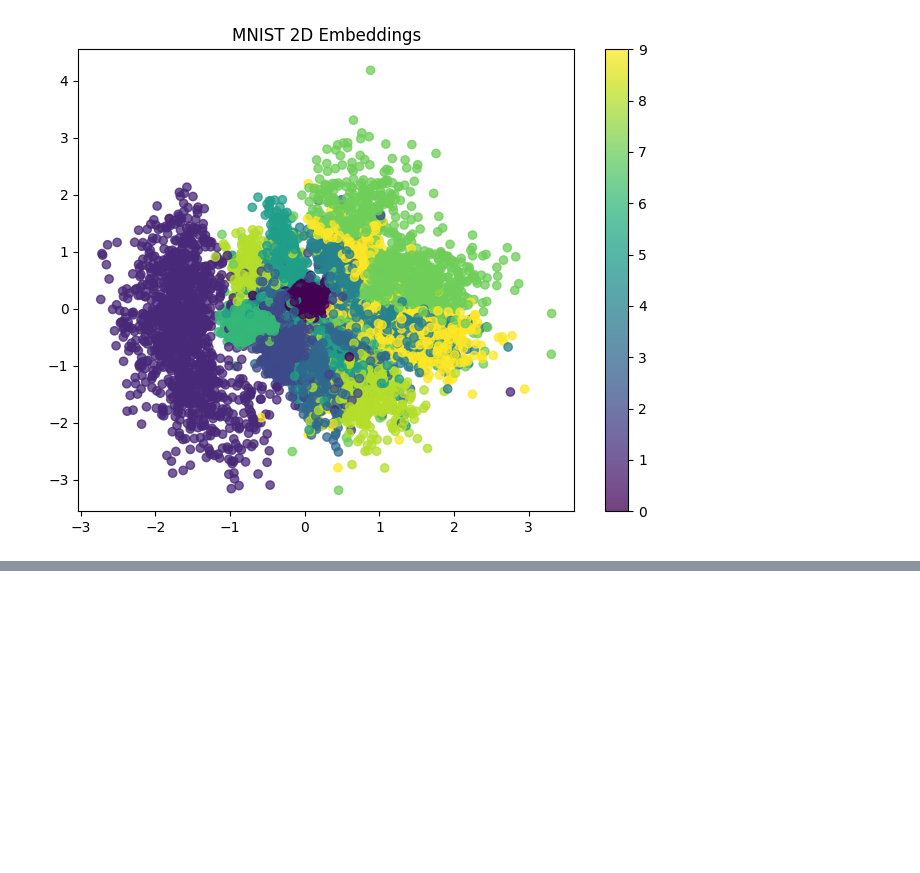
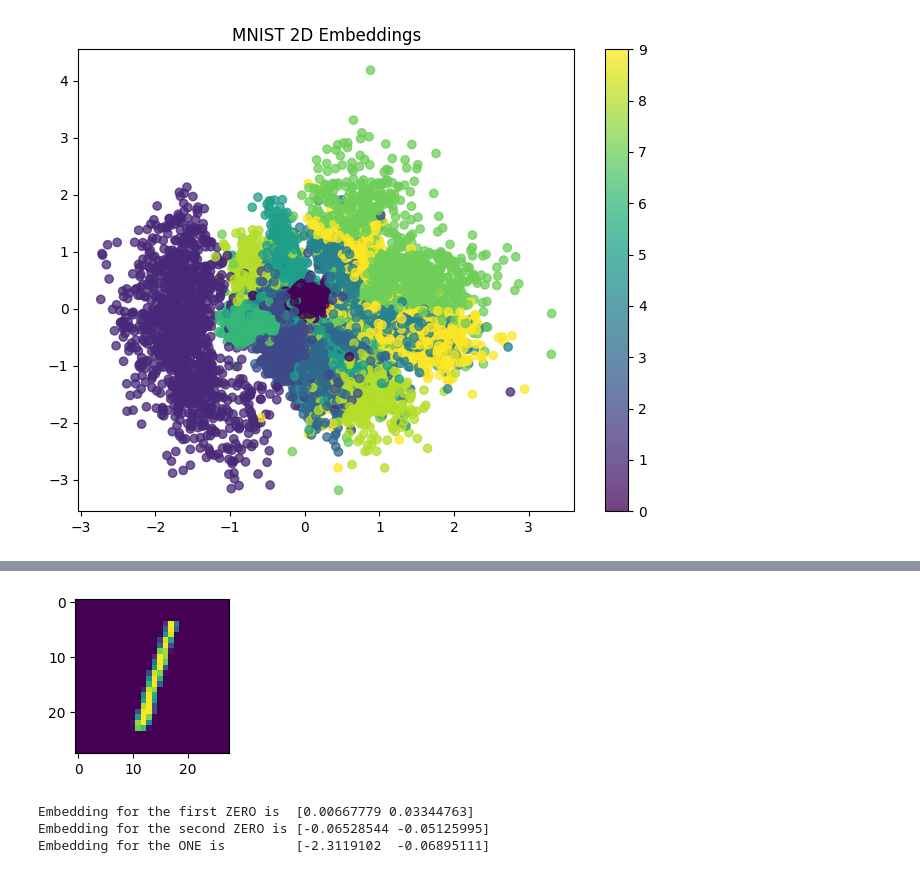
Before and after one commit to rajdeepd/bpb-vector-databases, a Jupyter notebook: chapter2/mnist_encoder_decoder_v2.ipynb, the cells around one changed output, grey strips where cells are left out. Saved outputs shown, nothing was run; the diff lists cells and outputs as text; code cells hidden in the pictures; blank space fills up the shorter version.

```diff
--- a/chapter2/mnist_encoder_decoder_v2.ipynb
+++ b/chapter2/mnist_encoder_decoder_v2.ipynb
@@ -180,0 +191,19 @@ plt.show()
+# %%
+plt.figure(figsize = (2,2))
+plt.imshow(x_te_flat[2].reshape(28,28));
+# %% [output]
+[figure, added]
+# %%
+# calculate vectors for each digit
+zero_A = x_te_latent[10]
+zero_B = x_te_latent[13]
+one = x_te_latent[2]
+
+
+print(f"Embedding for the first ZERO is  {zero_A}")
+print(f"Embedding for the second ZERO is {zero_B}")
+print(f"Embedding for the ONE is         {one}")
+# %% [output]
+Embedding for the first ZERO is  [0.00667779 0.03344763]
+Embedding for the second ZERO is [-0.06528544 -0.05125995]
+Embedding for the ONE is         [-2.3119102  -0.06895111]
```
Also changed, not shown: parts of 2 cells of this notebook.
